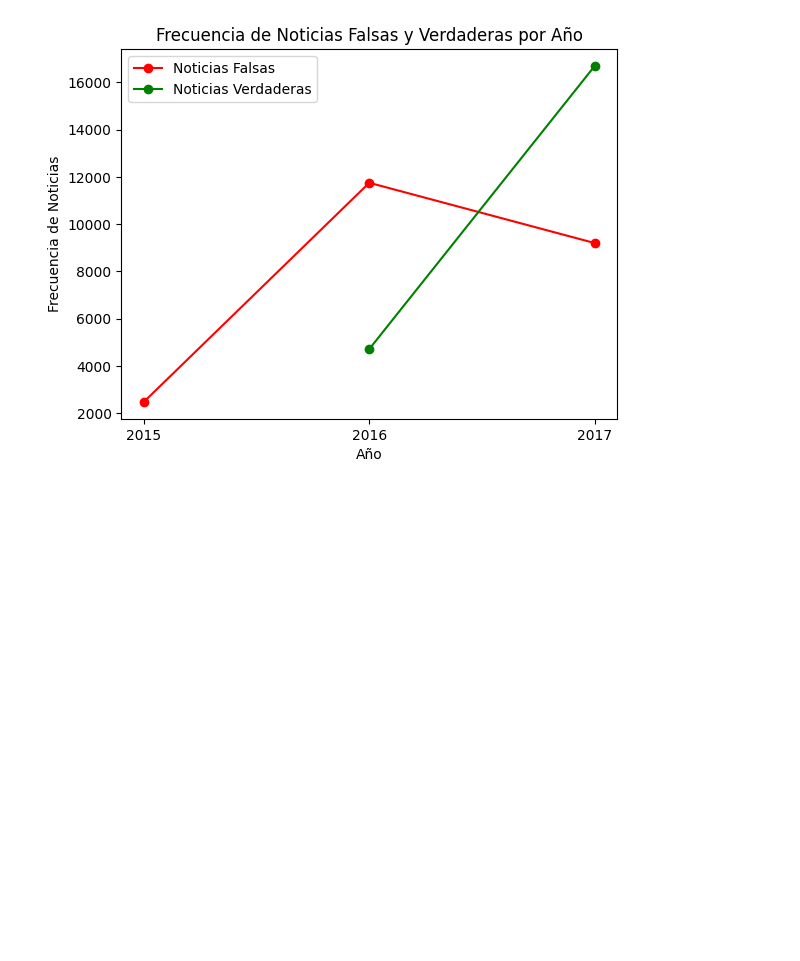
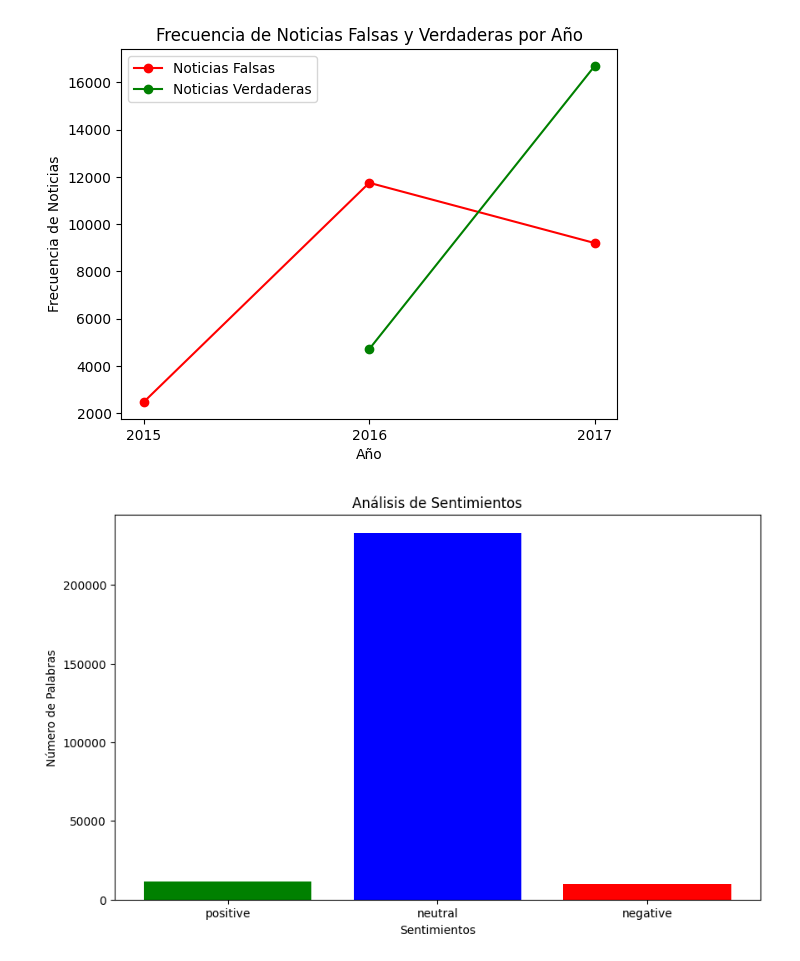
Before and after one commit to LeandroRodrigoMolina/EstadisticaIntegradorDatasetFakeNews, a Jupyter notebook: estadisticaNoticiasFalsas.ipynb, the cells around one changed output. Cells and saved outputs as stored; diff of their text form; code cells hidden in the pictures; blank space fills up the shorter version.

```diff
--- a/estadisticaNoticiasFalsas.ipynb
+++ b/estadisticaNoticiasFalsas.ipynb
@@ -899,3 +1022,60 @@ ax.set_xticks([2015, 2016, 2017])
 plt.show()
 # %% [output]
 [figure]
+# %%
+import pandas as pd
+from textblob import TextBlob
+from nltk.corpus import stopwords
+from collections import Counter
+import string
+import matplotlib.pyplot as plt
+
+# Leer el archivo
+df = pd.read_csv('Fake.csv')
+
+# Preprocesamiento de texto
+def preprocessing(text):
+    text = text.translate(str.maketrans('', '', string.punctuation))
+    text = text.lower().split()
+
+    # Removiendo las stop words en inglés
+    stop_words = set(stopwords.words('english'))
+    text = [word for word in text if word not in stop_words]
+    return text
+
+df['title'] = df['title'].apply(preprocessing)
+
+# Análisis de sentimientos
+def sentiment_analysis(word_list):
+    sentiments = {"positive": 0, "neutral": 0, "negative": 0}
+    for word in word_list:
+        testimonial = TextBlob(word)
+        polarity = testimonial.sentiment.polarity
+        if polarity > 0:
+            sentiments["positive"] += 1
+        elif polarity == 0:
+            sentiments["neutral"] += 1
+        else:
+            sentiments["negative"] += 1
+    return sentiments
+
+df['sentiment'] = df['title'].apply(sentiment_analysis)
+
+# Suma de sentimientos
+def sum_sentiments(df):
+    sum_sentiments = Counter({"positive": 0, "neutral": 0, "negative": 0})
+    for index, row in df.iterrows():
+        sum_sentiments += Counter(row['sentiment'])
+    return sum_sentiments
+
+sum_sentiments = sum_sentiments(df)
+
+# Gráfico de barras
+plt.figure(figsize=(10,6))
+plt.bar(sum_sentiments.keys(), sum_sentiments.values(), color=['g', 'b', 'r'])
+plt.title('Análisis de Sentimientos')
+plt.xlabel('Sentimientos')
+plt.ylabel('Número de Palabras')
+plt.show()
+# %% [output]
+[figure, added]
```
Also changed, not shown: parts of 11 cells of this notebook.
